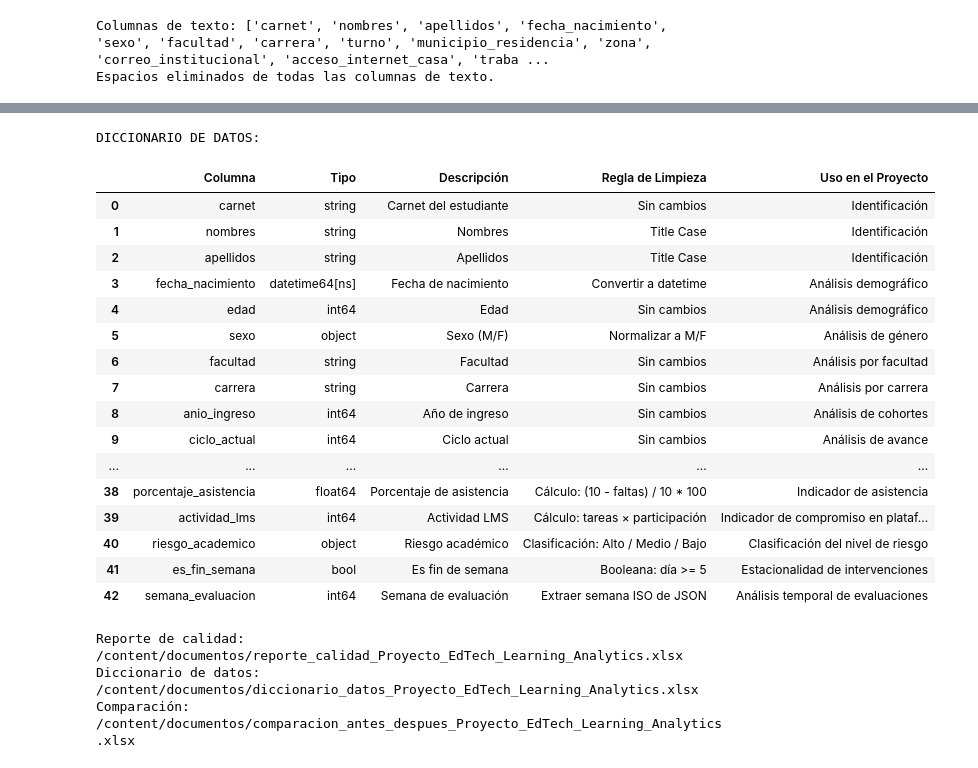
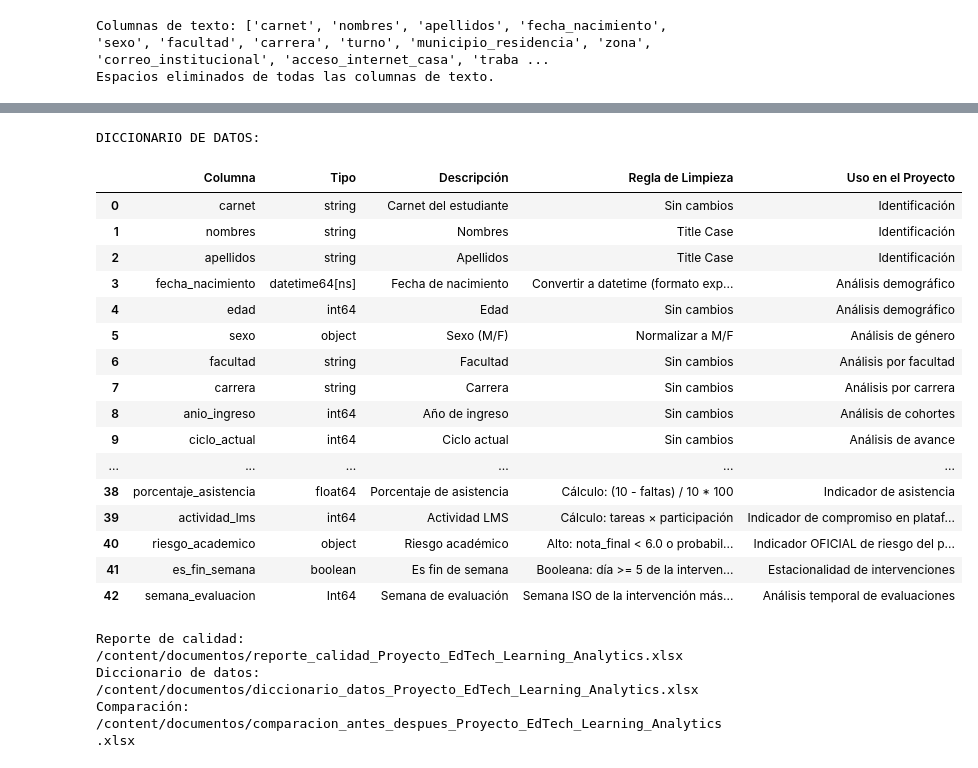
Before and after one commit to isela-q05/ProyectoFinal_EdTech_Learning_Analytics_IDS221, a Jupyter notebook: notebooks/guia_02_limpieza_ingenieria_caracteristicas.ipynb, the cells around one changed output, grey strips where cells are left out. Drawn from its saved outputs; the diff is of its cells as text; code cells hidden in the pictures.

```diff
--- a/notebooks/guia_02_limpieza_ingenieria_caracteristicas.ipynb
+++ b/notebooks/guia_02_limpieza_ingenieria_caracteristicas.ipynb
@@ -338,8 +342,11 @@ SEXO - DESPUÉS: ['M', 'F']
 
 print("FECHA - ANTES:", df_limpio['fecha_nacimiento'].head(5).tolist())
 
-df_limpio['fecha_nacimiento'] = pd.to_datetime(df_limpio['fecha_nacimiento'], errors='coerce', dayfirst=True)
+# Formato (AAAA-MM-DD).
+df_limpio['fecha_nacimiento'] = pd.to_datetime(df_limpio['fecha_nacimiento'], format='%Y-%m-%d', errors='coerce')
 
 print("FECHA - DESPUÉS:", df_limpio['fecha_nacimiento'].head(5).tolist())
 print("Tipo de dato:", df_limpio['fecha_nacimiento'].dtype)
+print("Fechas no convertidas (NaT):", df_limpio['fecha_nacimiento'].isnull().sum())
+print("FG23003:", df_limpio.loc[df_limpio['carnet'] == 'FG23003', 'fecha_nacimiento'].dt.date.tolist(), "(esperado: 2004-10-01)")
 # %% [output]
@@ -362,19 +371 @@ beca                    331
 dtype: int64
-# %%
-# ==========================================
-# IMPUTACIÓN DE NULOS
-# ==========================================
-
-# --- Horas de trabajo semanal ---
-df_limpio.loc[(df_limpio['trabaja'] == 'No') & (df_limpio['horas_trabajo_semana'].isnull()), 'horas_trabajo_semana'] = 0
-
-mediana_horas = df_limpio['horas_trabajo_semana'].median()
-df_limpio['horas_trabajo_semana'] = df_limpio['horas_trabajo_semana'].fillna(mediana_horas)
-
-print(f"Horas de trabajo imputadas. Mediana usada: {mediana_horas}")
-print(df_limpio[['trabaja', 'horas_trabajo_semana']].head())
-
-# --- Beca ---
-df_limpio['beca'] = df_limpio['beca'].fillna('Sin Beca')
-print("\nBeca completada:")
-print(df_limpio['beca'].unique().tolist())
@@ -670,57 +701,57 @@ diccionario = pd.DataFrame({
         'Horas de trabajo semanal', 'Tipo de beca', 'Ciclo', 'Materia', 'Nota teoría',
         'Nota laboratorio', 'Nota final', 'Faltas consecutivas', 'Materia reprobada',
         'Observación docente', 'Tareas entregadas', 'Tareas tarde', 'Participación',
-        'Nivel de riesgo', 'Probabilidad de deserción', 'Historial cualitativo (JSON)',
+        'Nivel de riesgo (original, solo referencia)', 'Probabilidad de deserción', 'Historial cualitativo (JSON)',
         'Total de observaciones', 'Requiere seguimiento', 'Última intervención',
         'Estado último', 'Promedio académico',
         'Porcentaje de asistencia', 'Actividad LMS', 'Riesgo académico',
         'Es fin de semana', 'Semana de evaluación'
     ],
     'Regla de Limpieza': [
-        'Sin cambios', 'Title Case', 'Title Case', 'Convertir a datetime', 'Sin cambios',
+        'Sin cambios', 'Title Case', 'Title Case', 'Convertir a datetime (formato explícito AAAA-MM-DD)', 'Sin cambios',
         'Normalizar a M/F', 'Sin cambios', 'Sin cambios', 'Sin cambios', 'Sin cambios',
         'Sin cambios', 'Sin cambios', 'Sin cambios', 'Sin cambios', 'Sin cambios',
-        'Sin cambios', 'Sin cambios', 'Imputar nulos con mediana', 'Imputar con "Sin Beca"',
+        'Sin cambios', 'Sin cambios', 'Quien no trabaja = 0; quien trabaja y no reportó = mediana (20)', '"No" y nulos = "Sin Beca" (4 categorías)',
         'Sin cambios', 'Sin cambios', 'Sin cambios', 'Sin cambios', 'Sin cambios',
         'Sin cambios', 'Sin cambios', 'Sin cambios', 'Sin cambios', 'Sin cambios',
         'Sin cambios', 'Sin cambios', 'Sin cambios', 'Interpretar JSON',
-        'Extraer de JSON', 'Extraer de JSON', 'Extraer de JSON', 'Extraer de JSON',
+        'Extraer de JSON', 'Extraer de JSON', 'Intervención con fecha más reciente', 'Intervención con fecha más reciente',
         'Cálculo: (teoría + lab) / 2',
         'Cálculo: (10 - faltas) / 10 * 100',
         'Cálculo: tareas × participación',
-        'Clasificación: Alto / Medio / Bajo',
-        'Booleana: día >= 5',
-        'Extraer semana ISO de JSON'
+        'Alto: nota_final < 6.0 o probabilidad_desercion > 0.7; Medio: nota_final < 7.0 o probabilidad_desercion > 0.4; Bajo: el resto',
+        'Booleana: día >= 5 de la intervención más reciente; nulo si no hay intervención',
+        'Semana ISO de la intervención más reciente; nulo si no hay intervención'
     ],
     'Uso en el Proyecto': [
         'Identificación', 'Identificación', 'Identificación', 'Análisis demográfico', 'Análisis demográfico',
         'Análisis de género', 'Análisis por facultad', 'Análisis por carrera', 'Análisis de cohortes',
         'Análisis de avance', 'Análisis de turnos', 'Análisis geográfico', 'Análisis geográfico',
         'Contacto', 'Contacto', 'Análisis de conectividad', 'Análisis socioeconómico',
         'Análisis socioeconómico', 'Análisis de becas', 'Análisis de ciclo', 'Análisis por materia',
         'Evaluación académica', 'Evaluación académica', 'Evaluación académica', 'Alerta temprana',
         'Indicador de reprobación', 'Análisis cualitativo', 'Actividad del estudiante',
-        'Puntualidad', 'Participación', 'Predicción de riesgo', 'Predicción de deserción',
+        'Puntualidad', 'Participación', 'Riesgo original del dataset; no se usa en el análisis (usar riesgo_academico)', 'Predicción de deserción',
         'Análisis cualitativo', 'Frecuencia de intervención', 'Alerta de seguimiento',
         'Tipo de apoyo', 'Estado del apoyo',
         'Indicador de rendimiento académico',
         'Indicador de asistencia',
         'Indicador de compromiso en plataforma',
-        'Clasificación del nivel de riesgo',
+        'Indicador OFICIAL de riesgo del proyecto (Guías, Word y reportes)',
         'Estacionalidad de intervenciones',
         'Análisis temporal de evaluaciones'
     ]
 })
 
 print("DICCIONARIO DE DATOS:")
 diccionario
 # %% [output]
 DICCIONARIO DE DATOS:
 |  | Columna | Tipo | Descripción | Regla de Limpieza | Uso en el Proyecto |
 | 0 | carnet | string | Carnet del estudiante | Sin cambios | Identificación |
 | 1 | nombres | string | Nombres | Title Case | Identificación |
 | 2 | apellidos | string | Apellidos | Title Case | Identificación |
-| 3 | fecha_nacimiento | datetime64[ns] | Fecha de nacimiento | Convertir a datetime | Análisis demográfico |
+| 3 | fecha_nacimiento | datetime64[ns] | Fecha de nacimiento | Convertir a datetime (formato exp... | Análisis demográfico |
 | 4 | edad | int64 | Edad | Sin cambios | Análisis demográfico |
 | 5 | sexo | object | Sexo (M/F) | Normalizar a M/F | Análisis de género |
 | 6 | facultad | string | Facultad | Sin cambios | Análisis por facultad |
@@ -730,9 +761,9 @@ DICCIONARIO DE DATOS:
 | ... | ... | ... | ... | ... | ... |
 | 38 | porcentaje_asistencia | float64 | Porcentaje de asistencia | Cálculo: (10 - faltas) / 10 * 100 | Indicador de asistencia |
 | 39 | actividad_lms | int64 | Actividad LMS | Cálculo: tareas × participación | Indicador de compromiso en plataf... |
-| 40 | riesgo_academico | object | Riesgo académico | Clasificación: Alto / Medio / Bajo | Clasificación del nivel de riesgo |
-| 41 | es_fin_semana | bool | Es fin de semana | Booleana: día >= 5 | Estacionalidad de intervenciones |
-| 42 | semana_evaluacion | int64 | Semana de evaluación | Extraer semana ISO de JSON | Análisis temporal de evaluaciones |
+| 40 | riesgo_academico | object | Riesgo académico | Alto: nota_final < 6.0 o probabil... | Indicador OFICIAL de riesgo del p... |
+| 41 | es_fin_semana | boolean | Es fin de semana | Booleana: día >= 5 de la interven... | Estacionalidad de intervenciones |
+| 42 | semana_evaluacion | Int64 | Semana de evaluación | Semana ISO de la intervención más... | Análisis temporal de evaluaciones |
 # %%
 # ==========================================
 # GUARDADO DE RESULTADOS
```
Also changed, not shown: parts of 18 cells of this notebook, 45 other files.
